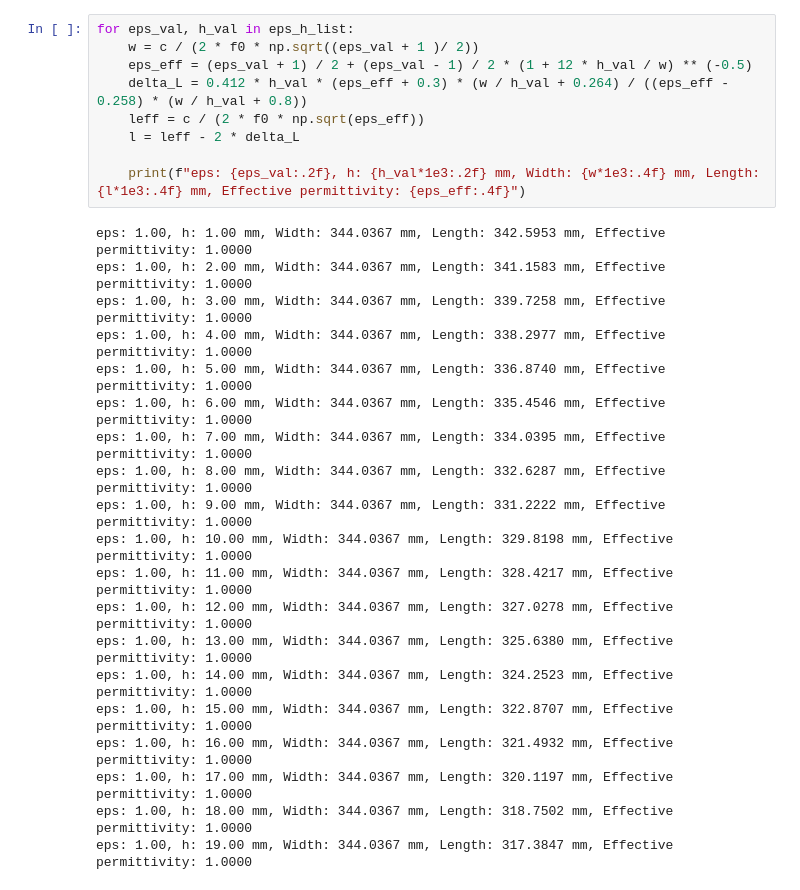
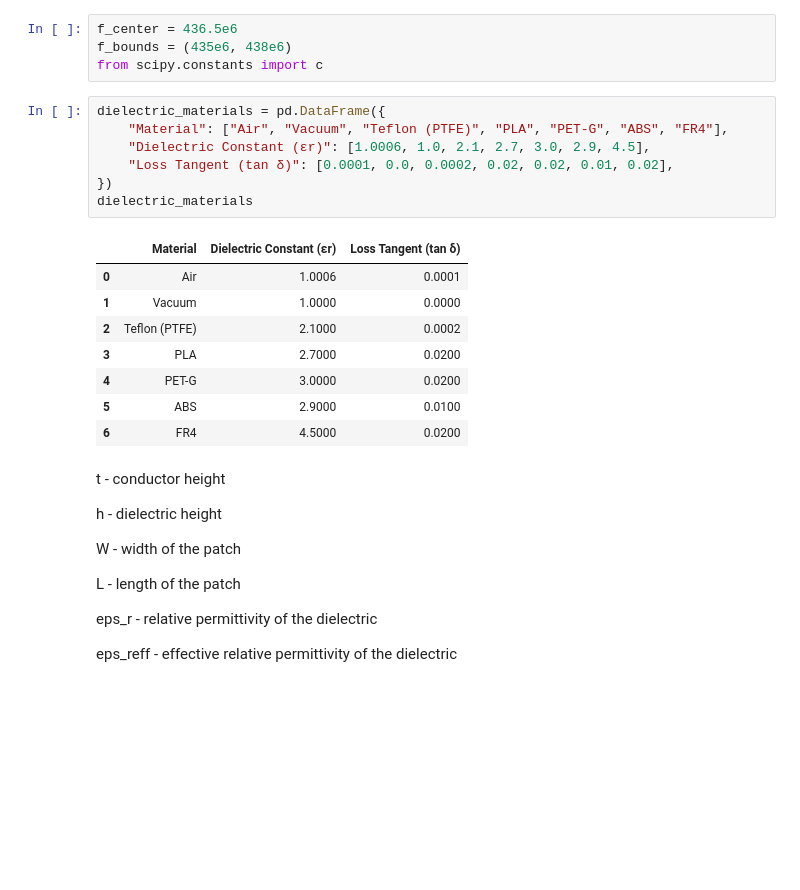
Before and after one commit to kamilix2003/sat-ant, a Jupyter notebook: patch_design.ipynb, the cells around one changed output. Cells and saved outputs as stored; diff of their text form; blank space fills up the shorter version.

```diff
--- a/patch_design.ipynb
+++ b/patch_design.ipynb
@@ -31,29 +5,32 @@ Length: 163.9569 mm
-# %%
-for eps_val, h_val in eps_h_list:
-    w = c / (2 * f0 * np.sqrt((eps_val + 1 )/ 2))
-    eps_eff = (eps_val + 1) / 2 + (eps_val - 1) / 2 * (1 + 12 * h_val / w) ** (-0.5)
-    delta_L = 0.412 * h_val * (eps_eff + 0.3) * (w / h_val + 0.264) / ((eps_eff - 0.258) * (w / h_val + 0.8))
-    leff = c / (2 * f0 * np.sqrt(eps_eff))
-    l = leff - 2 * delta_L
-
-    print(f"eps: {eps_val:.2f}, h: {h_val*1e3:.2f} mm, Width: {w*1e3:.4f} mm, Length: {l*1e3:.4f} mm, Effective permittivity: {eps_eff:.4f}")
-# %% [output]
-eps: 1.00, h: 1.00 mm, Width: 344.0367 mm, Length: 342.5953 mm, Effective permittivity: 1.0000
-eps: 1.00, h: 2.00 mm, Width: 344.0367 mm, Length: 341.1583 mm, Effective permittivity: 1.0000
-eps: 1.00, h: 3.00 mm, Width: 344.0367 mm, Length: 339.7258 mm, Effective permittivity: 1.0000
-eps: 1.00, h: 4.00 mm, Width: 344.0367 mm, Length: 338.2977 mm, Effective permittivity: 1.0000
-eps: 1.00, h: 5.00 mm, Width: 344.0367 mm, Length: 336.8740 mm, Effective permittivity: 1.0000
-eps: 1.00, h: 6.00 mm, Width: 344.0367 mm, Length: 335.4546 mm, Effective permittivity: 1.0000
-eps: 1.00, h: 7.00 mm, Width: 344.0367 mm, Length: 334.0395 mm, Effective permittivity: 1.0000
-eps: 1.00, h: 8.00 mm, Width: 344.0367 mm, Length: 332.6287 mm, Effective permittivity: 1.0000
-eps: 1.00, h: 9.00 mm, Width: 344.0367 mm, Length: 331.2222 mm, Effective permittivity: 1.0000
-eps: 1.00, h: 10.00 mm, Width: 344.0367 mm, Length: 329.8198 mm, Effective permittivity: 1.0000
-eps: 1.00, h: 11.00 mm, Width: 344.0367 mm, Length: 328.4217 mm, Effective permittivity: 1.0000
-eps: 1.00, h: 12.00 mm, Width: 344.0367 mm, Length: 327.0278 mm, Effective permittivity: 1.0000
-eps: 1.00, h: 13.00 mm, Width: 344.0367 mm, Length: 325.6380 mm, Effective permittivity: 1.0000
-eps: 1.00, h: 14.00 mm, Width: 344.0367 mm, Length: 324.2523 mm, Effective permittivity: 1.0000
-eps: 1.00, h: 15.00 mm, Width: 344.0367 mm, Length: 322.8707 mm, Effective permittivity: 1.0000
-eps: 1.00, h: 16.00 mm, Width: 344.0367 mm, Length: 321.4932 mm, Effective permittivity: 1.0000
-eps: 1.00, h: 17.00 mm, Width: 344.0367 mm, Length: 320.1197 mm, Effective permittivity: 1.0000
-eps: 1.00, h: 18.00 mm, Width: 344.0367 mm, Length: 318.7502 mm, Effective permittivity: 1.0000
-eps: 1.00, h: 19.00 mm, Width: 344.0367 mm, Length: 317.3847 mm, Effective permittivity: 1.0000
+# %%
+f_center = 436.5e6
+f_bounds = (435e6, 438e6)
+from scipy.constants import c
+# %%
+dielectric_materials = pd.DataFrame({
+    "Material": ["Air", "Vacuum", "Teflon (PTFE)", "PLA", "PET-G", "ABS", "FR4"],
+    "Dielectric Constant (εr)": [1.0006, 1.0, 2.1, 2.7, 3.0, 2.9, 4.5],
+    "Loss Tangent (tan δ)": [0.0001, 0.0, 0.0002, 0.02, 0.02, 0.01, 0.02],
+})
+dielectric_materials
+# %% [output]
+|  | Material | Dielectric Constant (εr) | Loss Tangent (tan δ) |
+| 0 | Air | 1.0006 | 0.0001 |
+| 1 | Vacuum | 1.0000 | 0.0000 |
+| 2 | Teflon (PTFE) | 2.1000 | 0.0002 |
+| 3 | PLA | 2.7000 | 0.0200 |
+| 4 | PET-G | 3.0000 | 0.0200 |
+| 5 | ABS | 2.9000 | 0.0100 |
+| 6 | FR4 | 4.5000 | 0.0200 |
+# %% [markdown]
+t - conductor height
+
+h - dielectric height
+
+W - width of the patch
+
+L - length of the patch
+
+eps_r - relative permittivity of the dielectric
+
+eps_reff - effective relative permittivity of the dielectric
```
Also changed, not shown: parts of 6 cells of this notebook, 1 other file.
